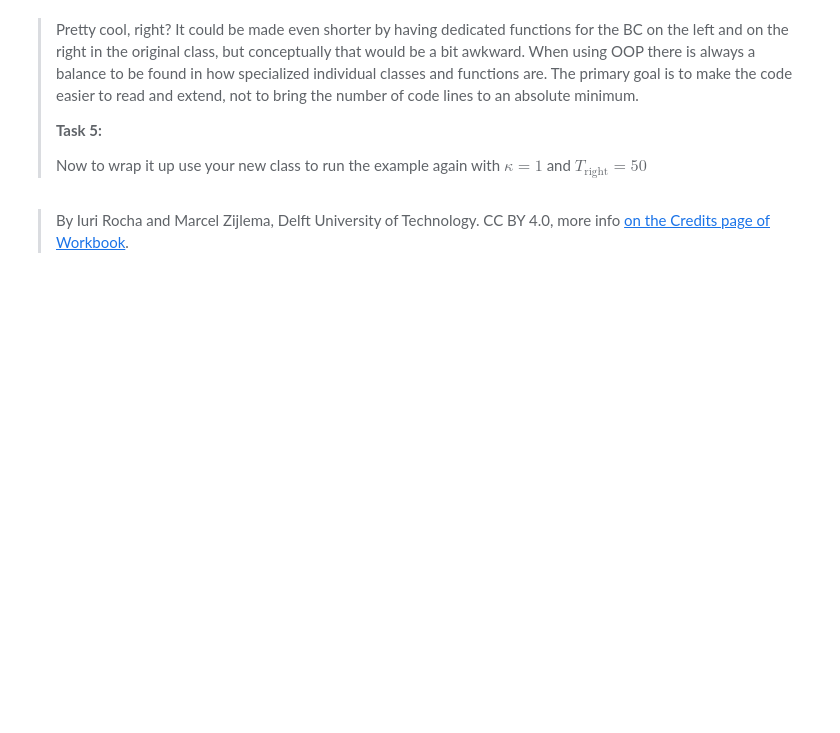
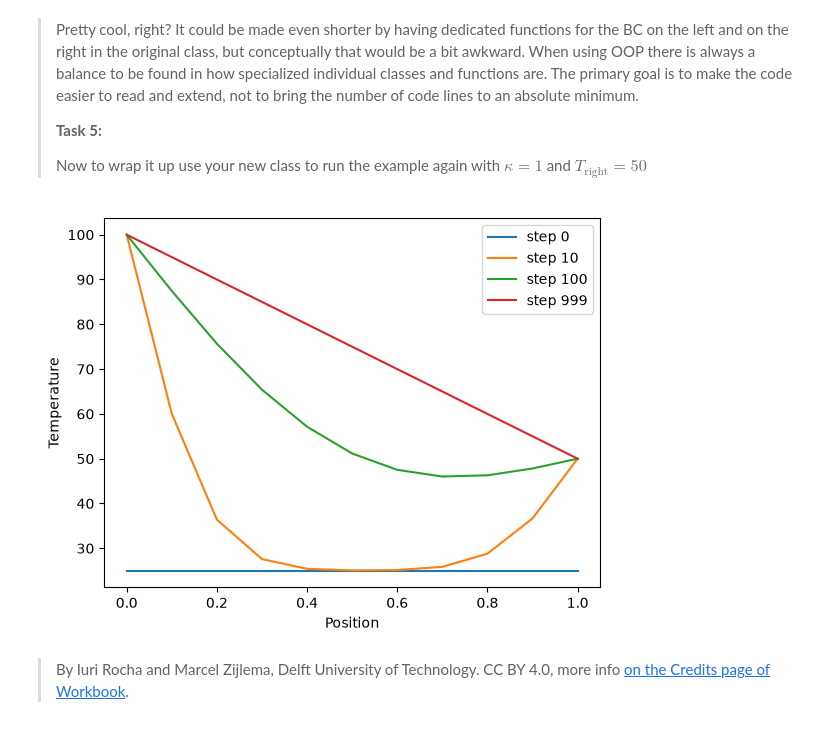
Before and after one commit to Daan-wq-commits/PA2.1, a Jupyter notebook: 2_oop.ipynb, the cells around one changed output. Drawn from its saved outputs; the diff is of its cells as text; code cells hidden in the pictures; blank space fills up the shorter version.

```diff
--- a/2_oop.ipynb
+++ b/2_oop.ipynb
@@ -108,9 +123,10 @@ The code now looks much cleaner than before! Aside from the number of time steps
 > **Task 4:**
 > Complete the missing parts in the code below
 # %%
-class MyDiffusion (Diffusion):
+class MyDiffusion(Diffusion):
     def _apply_bcs(self, n):
-        # YOUR_CODE_LINES_HERE
+        self.T[n+1, 0] = self.bc_left
+        self.T[n+1, -1] = self.bc_right
 # %% [markdown]
 > Pretty cool, right? It could be made even shorter by having dedicated functions for the BC on the left and on the right in the original class, but conceptually that would be a bit awkward. When using OOP there is always a balance to be found in how specialized individual classes and functions are. The primary goal is to make the code easier to read and extend, not to bring the number of code lines to an absolute minimum.
 >
@@ -124,2 +136,13 @@ new_model = # YOUR_CODE_LINE_HERE
+# %%
+
+new_model = MyDiffusion(L=1.0, dx=0.1, dt=0.001)
+
+new_model.set_pde_params(kappa=1)
+new_model.set_bcs(init=25, left=100, right=50)
+
+new_model.solve(n_steps=1000)
+new_model.plot_steps([0, 10, 100, 999])
+# %% [output]
+[figure, added]
 # %% [markdown]
 > By Iuri Rocha and Marcel Zijlema, Delft University of Technology. CC BY 4.0, more info [on the Credits page of Workbook](https://mude.citg.tudelft.nl/workbook-2025/credits.html).
```
Also changed, not shown: parts of 6 cells of this notebook.
